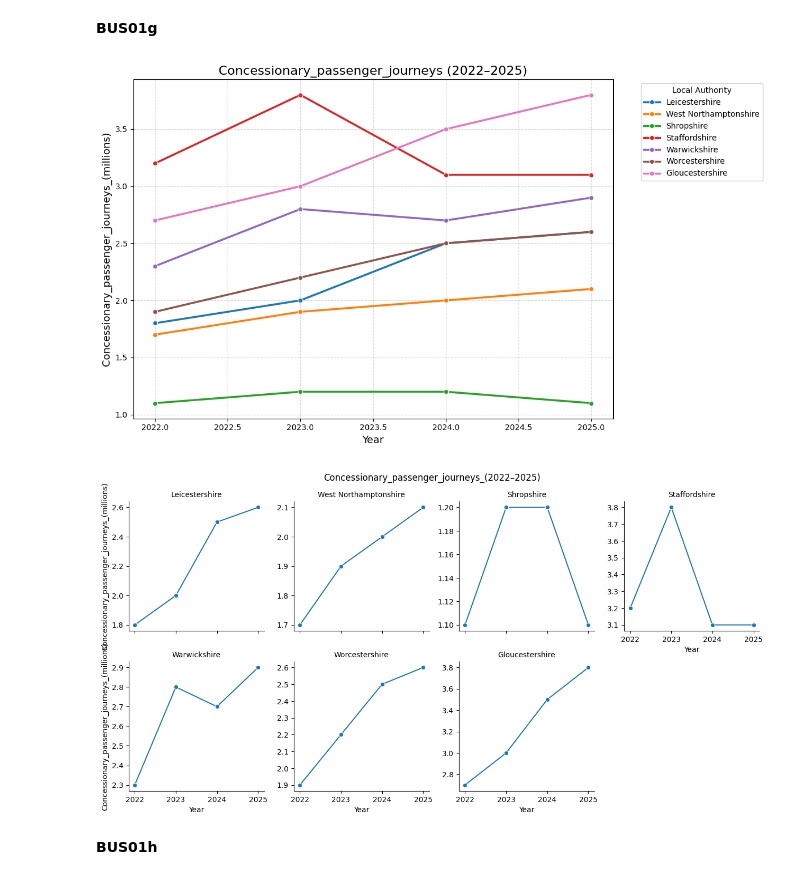
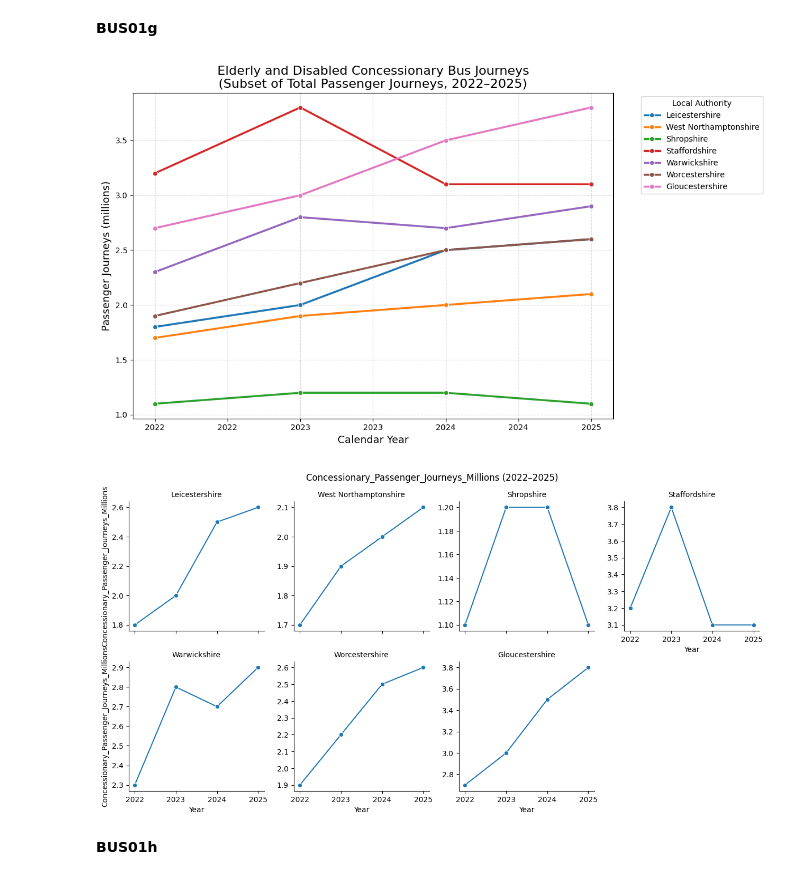
Before and after one commit to arlomilesmason/bus-patronage-analysis-2022-25, a Jupyter notebook: BP_EDA.ipynb, the cells around one changed output. Saved outputs shown, nothing was run; the diff lists cells and outputs as text; code cells hidden in the pictures.

```diff
--- a/BP_EDA.ipynb
+++ b/BP_EDA.ipynb
@@ -7,8 +7,14 @@
 import pandas as pd
 import seaborn as sns
 import matplotlib.pyplot as plt
+from matplotlib.ticker import FuncFormatter
 
-df = pd.read_csv('Bus01e.csv')
+
+def year_formatter(x, pos):
+    return f"{int(x)}"
+
+
+df = pd.read_csv('data/BUS01e.csv')
 df.head()
 # %% [output]
 |  | Local Authority (LA) Code | LA or Region | 2010 | 2011 | 2012 | 2013 | 2014 | 2015 | 2016 | ... |
@@ -185,85 +170,75 @@ plt.show()
 # %% [markdown]
 **BUS01g**
 # %%
-df = pd.read_csv("Bus01g.csv")
+df = pd.read_csv("data/BUS01g.csv")
 
-# Cleaning and preparing data for analysis
-# Identify all year columns (e.g., "2010" … "2025")
 year_cols = [c for c in df.columns if c.isdigit()]
 
-# Melt
 df_long = df.melt(
     id_vars=["LA or Region"],
     value_vars=year_cols,
     var_name="Year",
-    value_name="Concessionary_passenger_journeys_(millions)"
+    value_name="Concessionary_Passenger_Journeys_Millions"
 )
 
-# Convert types
 df_long["Year"] = df_long["Year"].astype(int)
-df_long["Concessionary_passenger_journeys_(millions)"] = pd.to_numeric(
-    df_long["Concessionary_passenger_journeys_(millions)"],
+df_long["Concessionary_Passenger_Journeys_Millions"] = pd.to_numeric(
+    df_long["Concessionary_Passenger_Journeys_Millions"],
     errors="coerce"
 )
 
-# Convert years to numbers
-df_long["Year"] = df_long["Year"].astype(int)
 
-# Keep only 2022–2025
 df_long = df_long[df_long["Year"].between(2022, 2025)]
-
-# Authorities for comparison
-target_areas = [
-    "Warwickshire",
-    "Worcestershire",
-    "Staffordshire",
-    "West Northamptonshire",
-    "Shropshire",
-    "Gloucestershire",
-    "Leicestershire"
-]
-
-# Filter to only those in the dataset
 df_filtered = df_long[df_long["LA or Region"].isin(target_areas)]
 
 # Plot Action 1: Line plot comparing bus patronage trends across selected local authorities
 
 plt.figure(figsize=(12, 7))
+
 sns.lineplot(
     data=df_filtered,
     x="Year",
-    y="Concessionary_passenger_journeys_(millions)",
+    y="Concessionary_Passenger_Journeys_Millions",
     hue="LA or Region",
     marker="o",
     linewidth=2.5
 )
 
-plt.title("Concessionary_passenger_journeys (2022–2025)", fontsize=16)
-plt.xlabel("Year", fontsize=13)
-plt.ylabel("Concessionary_passenger_journeys_(millions)", fontsize=13)
+plt.title(
+    "Elderly and Disabled Concessionary Bus Journeys\n"
+    "(Subset of Total Passenger Journeys, 2022–2025)",
+    fontsize=16
+)
+
+plt.xlabel("Calendar Year", fontsize=13)
+plt.ylabel("Passenger Journeys (millions)", fontsize=13)
+
+ax = plt.gca()
+ax.xaxis.set_major_formatter(FuncFormatter(year_formatter))
+
 plt.grid(True, linestyle="--", alpha=0.5)
-plt.legend(title="Local Authority", bbox_to_anchor=(1.05, 1), loc="upper left")
+plt.legend(title="Local Authority", bbox_to_anchor=(1.05, 1))
+
 plt.tight_layout()
-
 plt.show()
 
 # Faceted line plots for each authority to show trends more clearly
 g = sns.FacetGrid(
     df_filtered,
     col="LA or Region",
     col_wrap=4,
     height=3.2,
     sharey=False
 )
 
-g.map_dataframe(sns.lineplot, x="Year", y="Concessionary_passenger_journeys_(millions)", marker="o")
+g.map_dataframe(sns.lineplot, x="Year", y="Concessionary_Passenger_Journeys_Millions", marker="o")
 g.set_titles("{col_name}")
-g.fig.suptitle("Concessionary_passenger_journeys_(2022–2025)", y=1.03)
+g.fig.suptitle("Concessionary_Passenger_Journeys_Millions (2022–2025)", y=1.03)
 
 plt.show()
 # %% [output]
-[figure, old version]
+[figure, new version]
-[figure, old version]
+[figure, new version]
 # %% [markdown]
 **BUS01h**
 # %%
```
Also changed, not shown: parts of 5 cells of this notebook.
